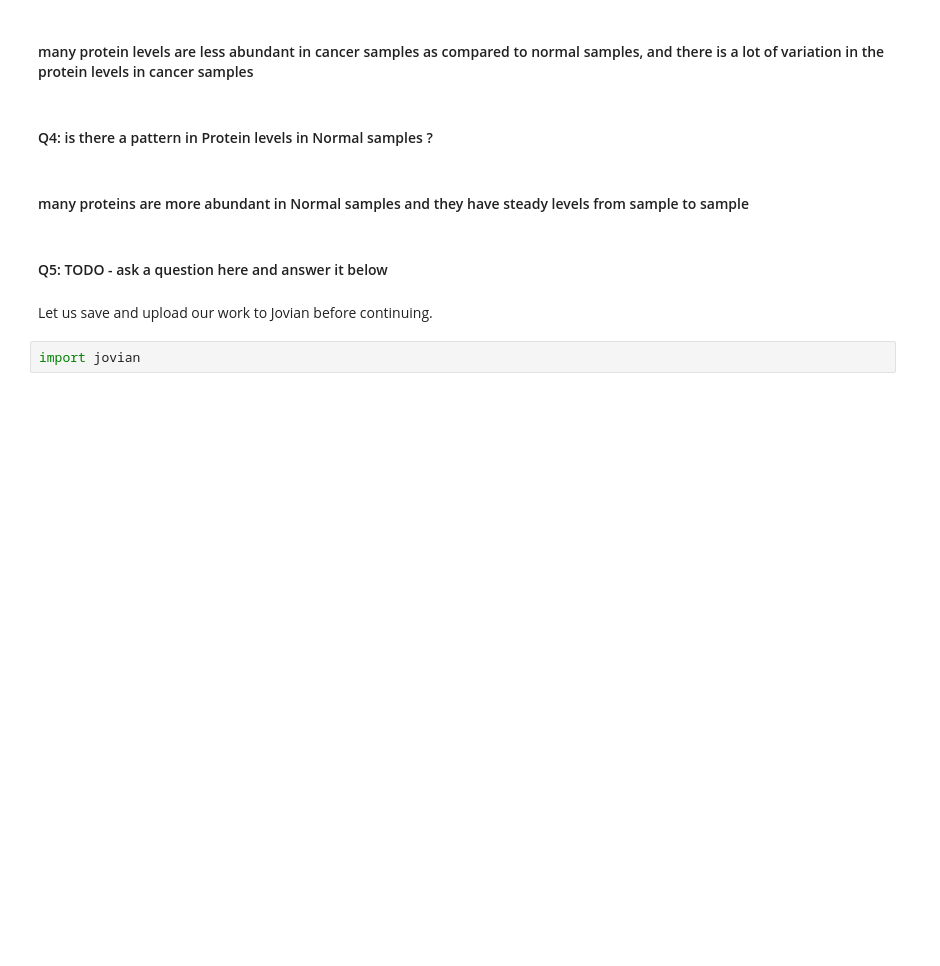
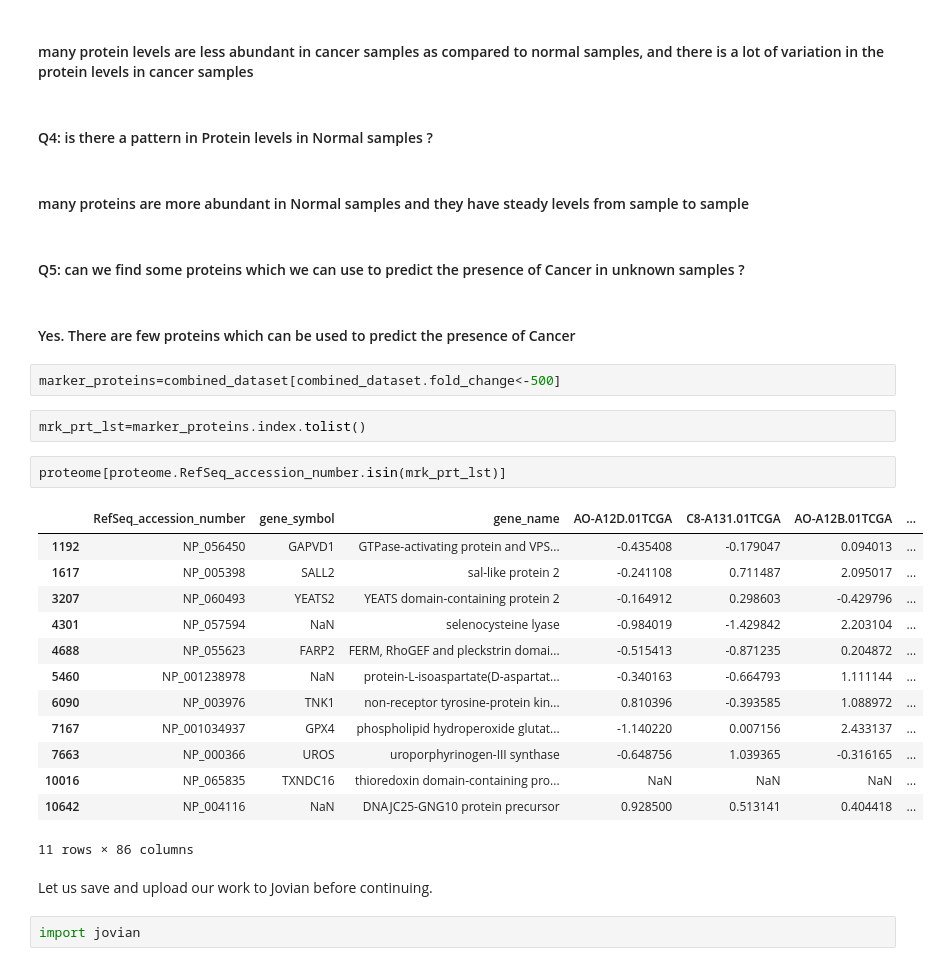
Before and after one commit to me-nobody/My-Projects, a Jupyter notebook: breast_cancer_proteomes_jovian_project-1.ipynb, the cells around one changed output. Cells and saved outputs as stored; diff of their text form; blank space fills up the shorter version.

```diff
--- a/breast_cancer_proteomes_jovian_project-1.ipynb
+++ b/breast_cancer_proteomes_jovian_project-1.ipynb
@@ -587,8 +668,30 @@ TODO - write some explanation here.
 #### Q4: is there a pattern in Protein levels in Normal samples ?
 # %% [markdown]
 ####  many proteins are more abundant in Normal samples and they have steady levels from sample to sample
-# %% [markdown]
-#### Q5: TODO - ask a question here and answer it below
+# %% [markdown]
+#### Q5: can we find some proteins which we can use to predict the presence of Cancer in unknown samples ?
+# %% [markdown]
+#### Yes. There are few proteins which can be used to predict the presence of Cancer
+# %%
+marker_proteins=combined_dataset[combined_dataset.fold_change<-500]
+# %%
+mrk_prt_lst=marker_proteins.index.tolist()
+# %%
+proteome[proteome.RefSeq_accession_number.isin(mrk_prt_lst)]
+# %% [output]
+|  | RefSeq_accession_number | gene_symbol | gene_name | AO-A12D.01TCGA | C8-A131.01TCGA | AO-A12B.01TCGA | ... |
+| 1192 | NP_056450 | GAPVD1 | GTPase-activating protein and VPS... | -0.435408 | -0.179047 | 0.094013 | ... |
+| 1617 | NP_005398 | SALL2 | sal-like protein 2 | -0.241108 | 0.711487 | 2.095017 | ... |
+| 3207 | NP_060493 | YEATS2 | YEATS domain-containing protein 2 | -0.164912 | 0.298603 | -0.429796 | ... |
+| 4301 | NP_057594 | NaN | selenocysteine lyase | -0.984019 | -1.429842 | 2.203104 | ... |
+| 4688 | NP_055623 | FARP2 | FERM, RhoGEF and pleckstrin domai... | -0.515413 | -0.871235 | 0.204872 | ... |
+| 5460 | NP_001238978 | NaN | protein-L-isoaspartate(D-aspartat... | -0.340163 | -0.664793 | 1.111144 | ... |
+| 6090 | NP_003976 | TNK1 | non-receptor tyrosine-protein kin... | 0.810396 | -0.393585 | 1.088972 | ... |
+| 7167 | NP_001034937 | GPX4 | phospholipid hydroperoxide glutat... | -1.140220 | 0.007156 | 2.433137 | ... |
+| 7663 | NP_000366 | UROS | uroporphyrinogen-III synthase | -0.648756 | 1.039365 | -0.316165 | ... |
+| 10016 | NP_065835 | TXNDC16 | thioredoxin domain-containing pro... | NaN | NaN | NaN | ... |
+| 10642 | NP_004116 | NaN | DNAJC25-GNG10 protein precursor | 0.928500 | 0.513141 | 0.404418 | ... |
+11 rows × 86 columns
 # %% [markdown]
 Let us save and upload our work to Jovian before continuing.
 # %%
```
Also changed, not shown: parts of 15 cells of this notebook.
